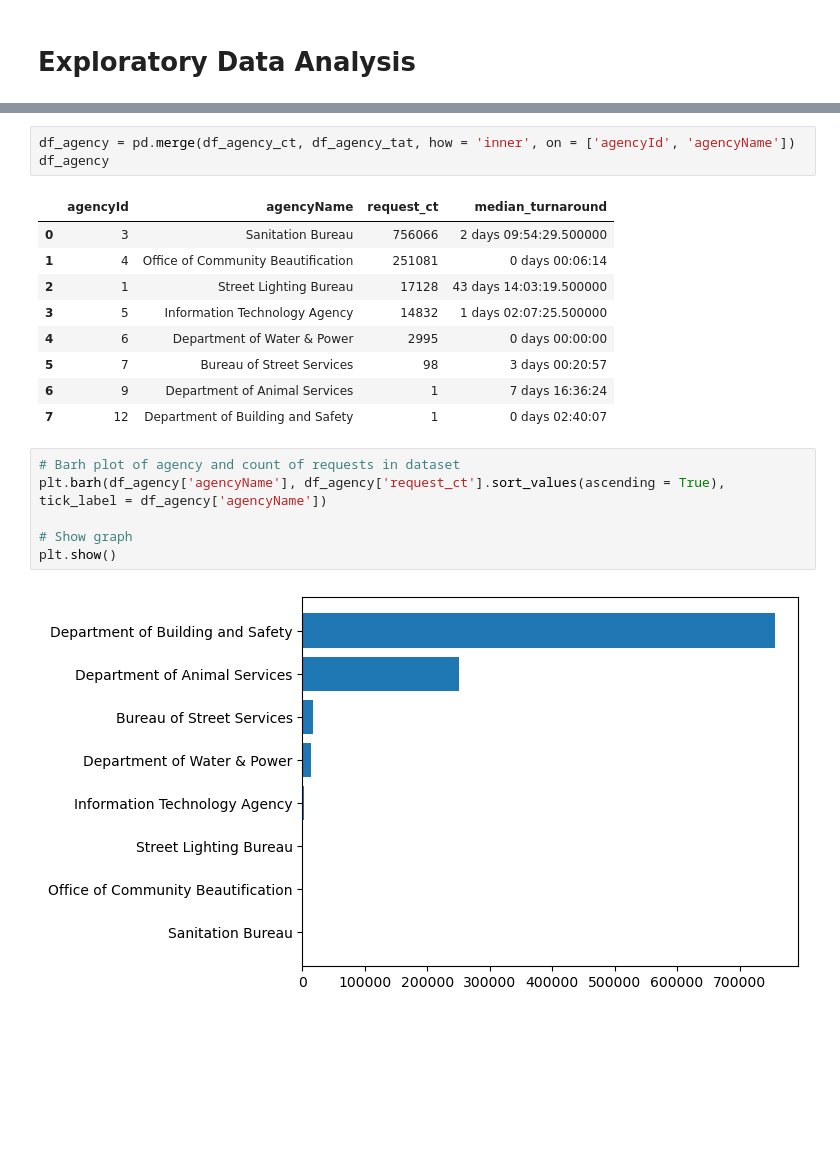
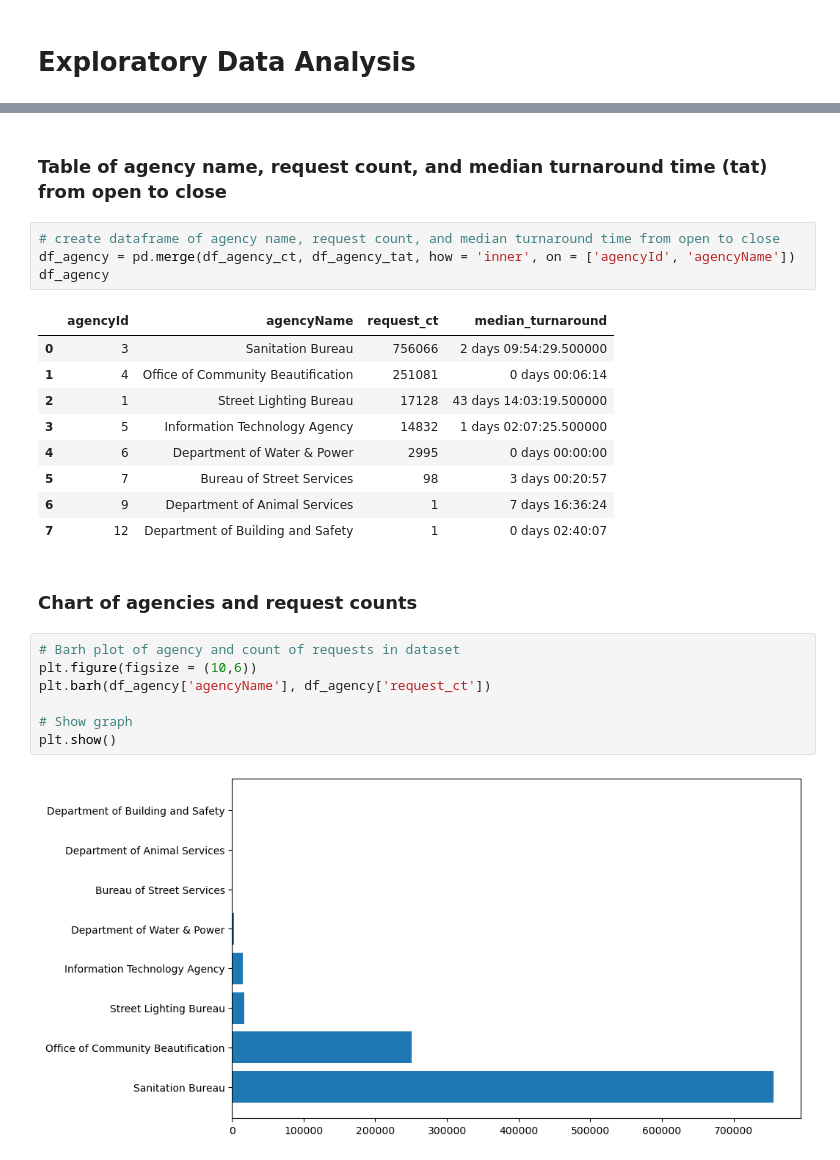
Before and after one commit to ajmachado42/Hack-for-LA-311-Data, a Jupyter notebook: I-1432/code/clean_eda.ipynb, the cells around one changed output, grey strips where cells are left out. Drawn from its saved outputs; the diff is of its cells as text; blank space fills up the shorter version.

```diff
--- a/I-1432/code/clean_eda.ipynb
+++ b/I-1432/code/clean_eda.ipynb
@@ -109,7 +110,10 @@ Name: time_to_close, dtype: object
 7        12   Department of Building and Safety         0 days 02:40:07
 2         4  Office of Community Beautification         0 days 00:06:14
 4         6         Department of Water & Power         0 days 00:00:00
+# %% [markdown]
+### Table of agency name, request count, and median turnaround time (tat) from open to close
 # %%
+# create dataframe of agency name, request count, and median turnaround time from open to close
 df_agency = pd.merge(df_agency_ct, df_agency_tat, how = 'inner', on = ['agencyId', 'agencyName'])
 df_agency
 # %% [output]
@@ -122,11 +126,14 @@ df_agency
 | 5 | 7 | Bureau of Street Services | 98 | 3 days 00:20:57 |
 | 6 | 9 | Department of Animal Services | 1 | 7 days 16:36:24 |
 | 7 | 12 | Department of Building and Safety | 1 | 0 days 02:40:07 |
+# %% [markdown]
+### Chart of agencies and request counts
 # %%
 # Barh plot of agency and count of requests in dataset
-plt.barh(df_agency['agencyName'], df_agency['request_ct'].sort_values(ascending = True), tick_label = df_agency['agencyName'])
+plt.figure(figsize = (10,6))
+plt.barh(df_agency['agencyName'], df_agency['request_ct'])
 
 # Show graph
 plt.show()
 # %% [output]
-[figure, old version]
+[figure, new version]
```
Also changed, not shown: parts of 10 cells of this notebook, 1 other file.
